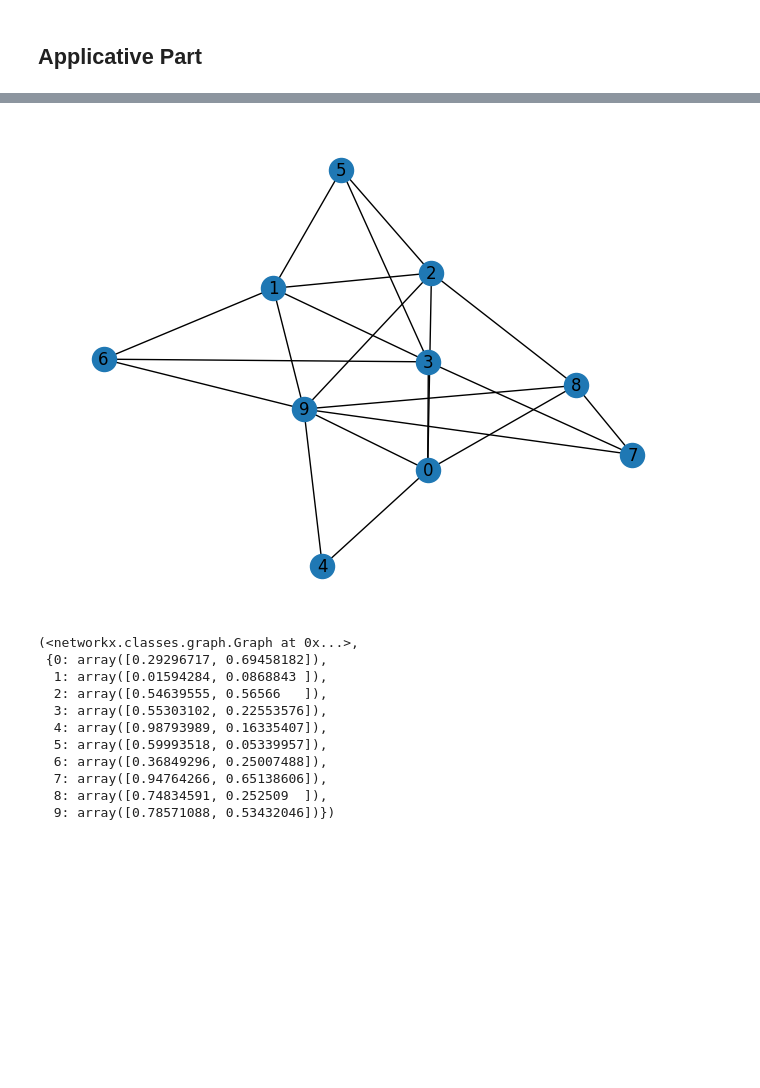
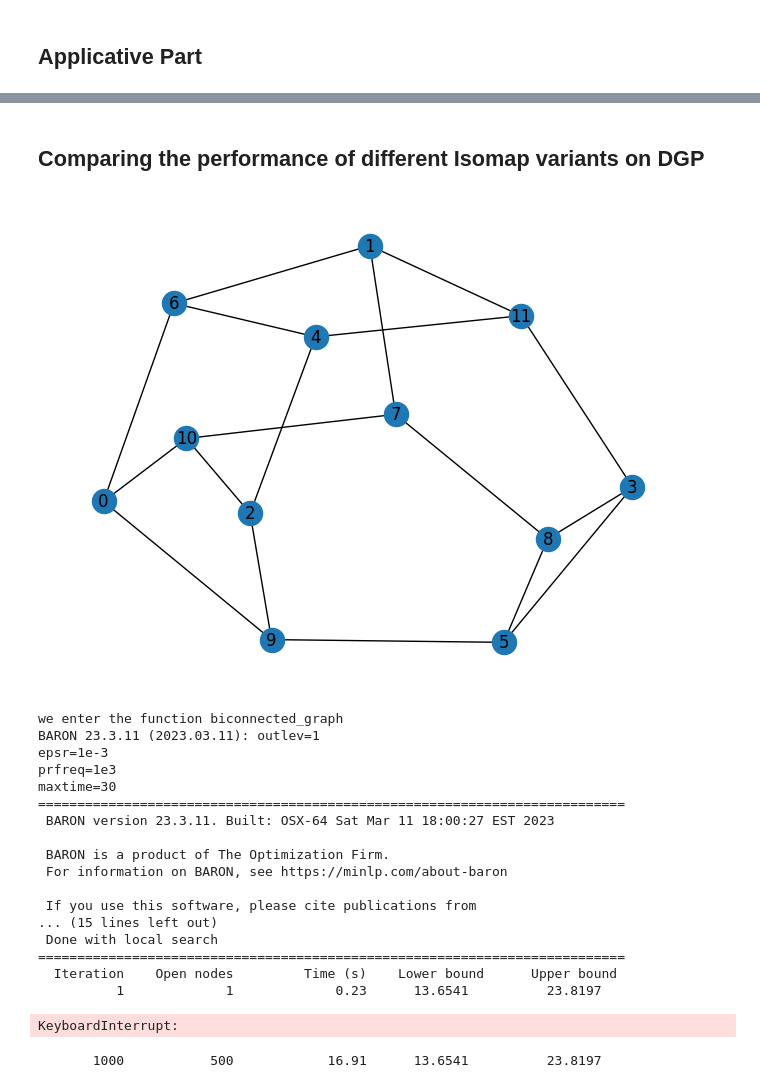
Before and after one commit to ffp5/Isomap_implementations, a Jupyter notebook: Isomap.ipynb, the cells around one changed output, grey strips where cells are left out. Cells and saved outputs as stored; diff of their text form; code cells hidden in the pictures; blank space fills up the shorter version.

```diff
--- a/Isomap.ipynb
+++ b/Isomap.ipynb
@@ -693,15 +639,11 @@ def create_ampl_dat_grah(D, filename):
-# %%
-biconnected_graph(10,True)
-# %% [output]
-[figure, removed]
-(<networkx.classes.graph.Graph at 0x...>,
- {0: array([0.29296717, 0.69458182]),
-  1: array([0.01594284, 0.0868843 ]),
-  2: array([0.54639555, 0.56566   ]),
-  3: array([0.55303102, 0.22553576]),
-  4: array([0.98793989, 0.16335407]),
-  5: array([0.59993518, 0.05339957]),
-  6: array([0.36849296, 0.25007488]),
-  7: array([0.94764266, 0.65138606]),
-  8: array([0.74834591, 0.252509  ]),
-  9: array([0.78571088, 0.53432046])})
+# %% [markdown]
+## Comparing the performance of different Isomap variants on DGP
+# %%
+def graph_generator(n):
+    # G = nx.barabasi_albert_graph(n, 3)
+    G = nx.random_regular_graph(3, n)
+    nx.draw(G, with_labels=True)
+
+graph_generator(12)
+# %% [output]
+[figure, added]
@@ -707,0 +778,22 @@ biconnected_graph(10,True)
+# %%
+comparison_heuristics(3,10)
+# %% [output]
+we enter the function biconnected_graph
+BARON 23.3.11 (2023.03.11): outlev=1
+epsr=1e-3
+prfreq=1e3
+maxtime=30
+===========================================================================
+ BARON version 23.3.11. Built: OSX-64 Sat Mar 11 18:00:27 EST 2023
+
+ BARON is a product of The Optimization Firm.
+ For information on BARON, see https://minlp.com/about-baron
+
+ If you use this software, please cite publications from
+... (15 lines left out)
+ Done with local search
+===========================================================================
+  Iteration    Open nodes         Time (s)    Lower bound      Upper bound
+          1             1             0.23      13.6541          23.8197
+KeyboardInterrupt:
+       1000           500            16.91      13.6541          23.8197
```
Also changed, not shown: parts of 11 cells of this notebook, 4 other files.
